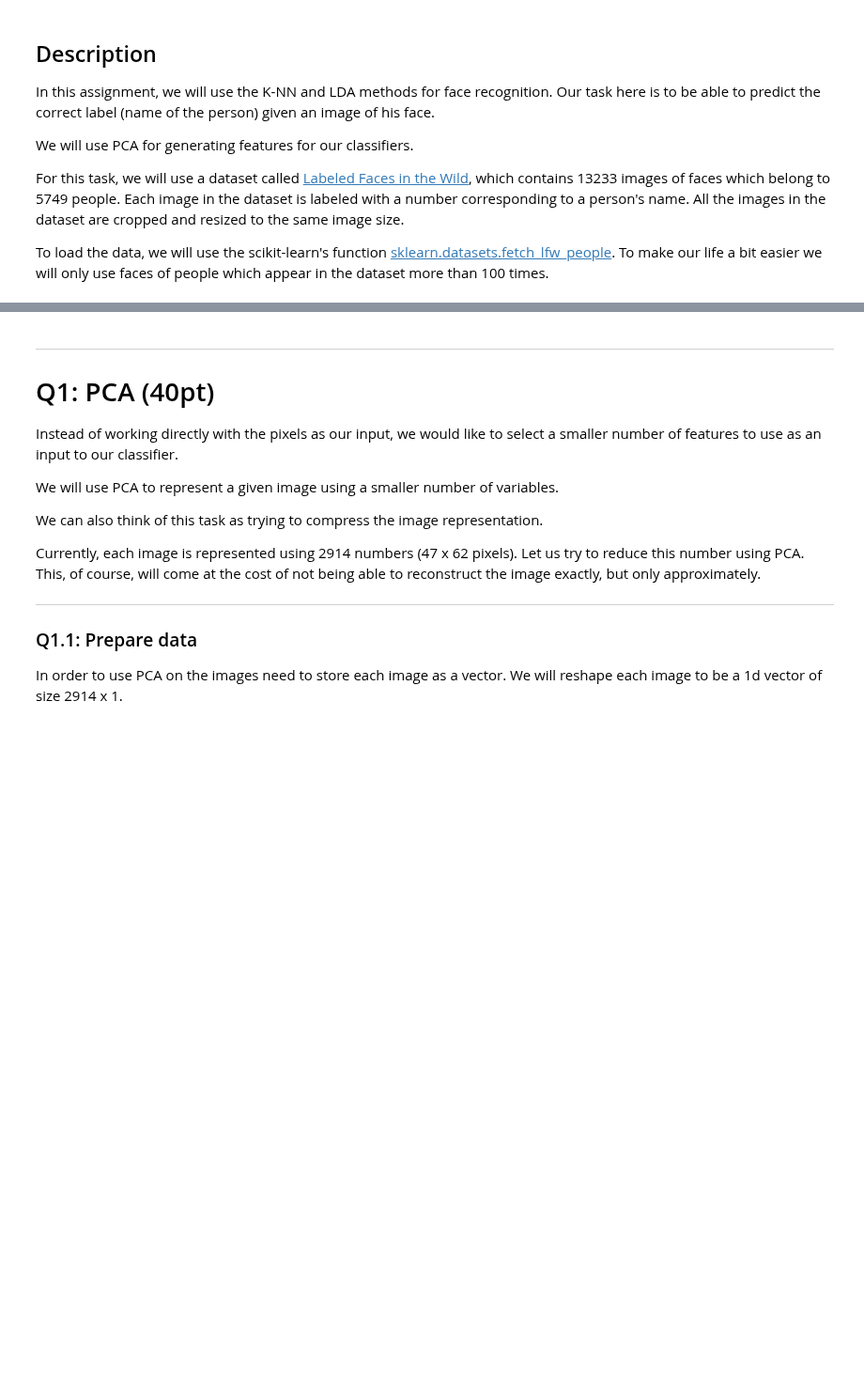
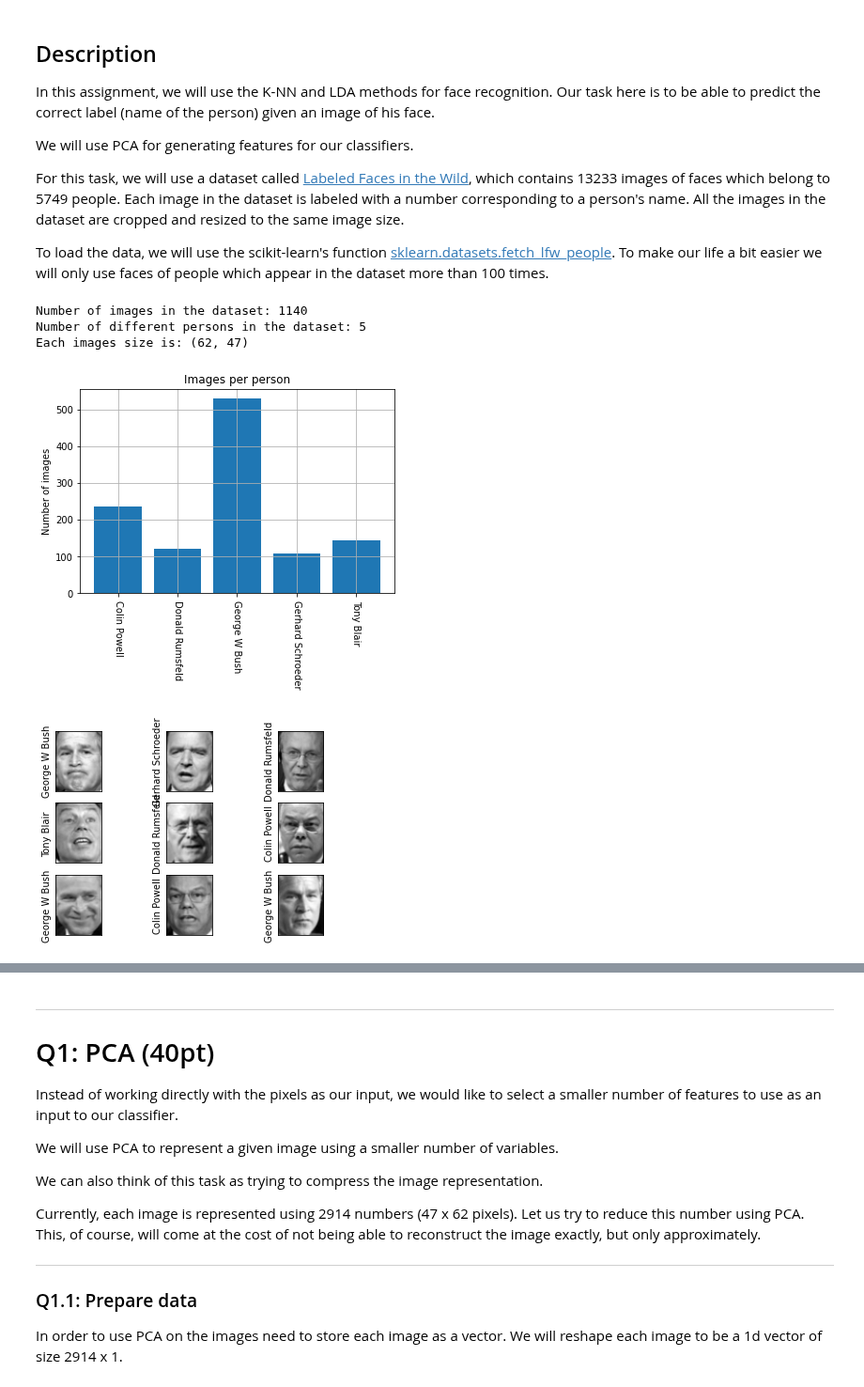
Before and after one commit to yexf308/MachineLearning, a Jupyter notebook: homework/HW4/Sp22HW4.ipynb, the cells around one changed output, grey strips where cells are left out. Shown at 94% size. Saved outputs shown, nothing was run; the diff lists cells and outputs as text; code cells hidden in the pictures; blank space fills up the shorter version.

```diff
--- a/homework/HW4/Sp22HW4.ipynb
+++ b/homework/HW4/Sp22HW4.ipynb
@@ -35,31 +37,37 @@ To load the data, we will use the scikit-learn's function [sklearn.datasets.fetc
 # %%
 from sklearn.datasets import fetch_lfw_people
 dataset = fetch_lfw_people(min_faces_per_person=100)
 
 X = dataset.images
 y = dataset.target
 label_to_name_mapping = dataset.target_names
-image_shape = x[0].shape
+image_shape = X[0].shape
 
-print('Number of images in the dataset: {}'.format(len(x)))
+print('Number of images in the dataset: {}'.format(len(X)))
 print('Number of different persons in the dataset: {}'.format(len(np.unique(y))))
 print('Each images size is: {}'.format(image_shape))
 
 _, images_per_class = np.unique(y, return_counts=True)
 fig, ax = plt.subplots()
 ax.bar(label_to_name_mapping, images_per_class)
 ax.set_xticklabels(label_to_name_mapping, rotation=-90);
 ax.set_title('Images per person')
 ax.set_ylabel('Number of images')
 
 
 # plots the first 20 images in the dataset.
-fig, ax_array = plt.subplots(4, 5)
+fig, ax_array = plt.subplots(3, 3)
 for i, ax in enumerate(ax_array.flat):
-    ax.imshow(x[i], cmap='gray')
+    ax.imshow(X[i], cmap='gray')
     ax.set_ylabel(label_to_name_mapping[y[i]])
     ax.set_yticks([])
     ax.set_xticks([])
+# %% [output]
+Number of images in the dataset: 1140
+Number of different persons in the dataset: 5
+Each images size is: (62, 47)
+[figure, added]
+[figure, added]
 # %%
 from sklearn.model_selection import train_test_split
 # split the data into 80% training set and 20% testing set
```
Also changed, not shown: parts of 2 cells of this notebook.
